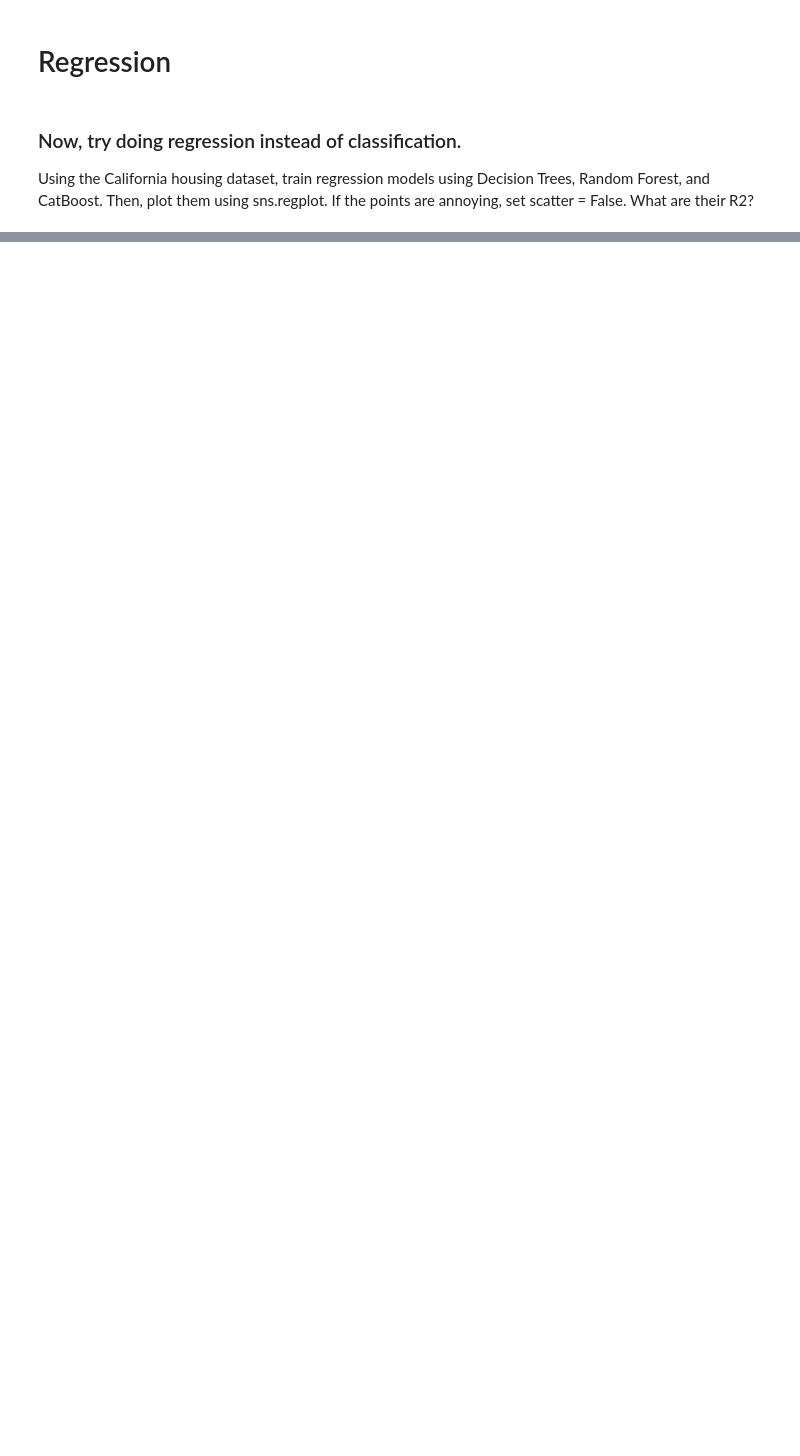
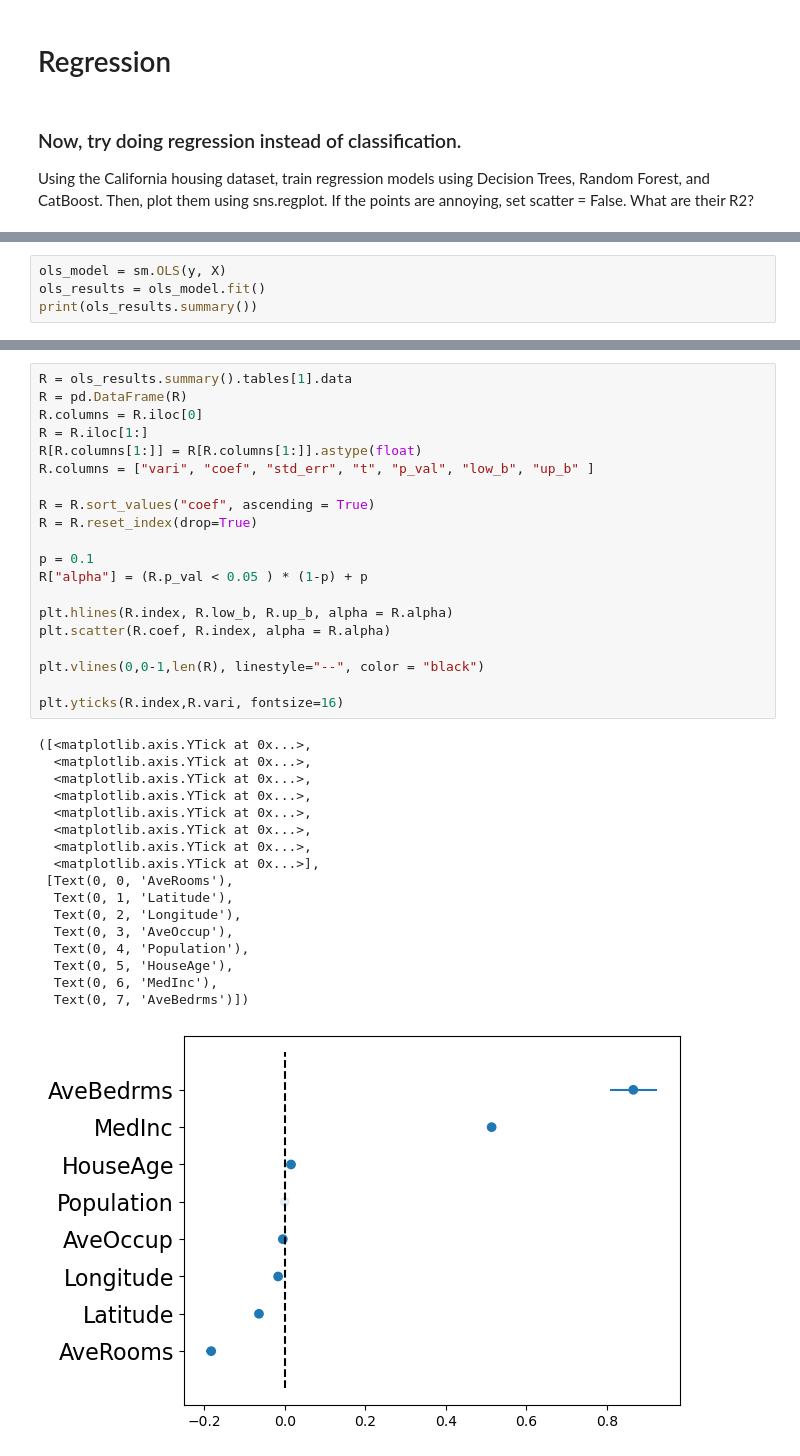
Before and after one commit to victoralexandermoreno/QSS45, a Jupyter notebook: Unit_5-Gradient-Boosting_Trees-Blank.ipynb, the cells around one changed output, grey strips where cells are left out. Drawn from its saved outputs; the diff is of its cells as text; blank space fills up the shorter version.

```diff
--- a/Unit_5-Gradient-Boosting_Trees-Blank.ipynb
+++ b/Unit_5-Gradient-Boosting_Trees-Blank.ipynb
@@ -102,3 +250,7 @@ import pandas as pd
 data = fetch_california_housing()
 X = pd.DataFrame(data.data, columns=data.feature_names)
 y = data.target
+# %%
+ols_model = sm.OLS(y, X)
+ols_results = ols_model.fit()
+print(ols_results.summary())
@@ -104,0 +275,38 @@ y = data.target
+# %%
+R = ols_results.summary().tables[1].data
+R = pd.DataFrame(R)
+R.columns = R.iloc[0]
+R = R.iloc[1:]
+R[R.columns[1:]] = R[R.columns[1:]].astype(float)
+R.columns = ["vari", "coef", "std_err", "t", "p_val", "low_b", "up_b" ]
+
+R = R.sort_values("coef", ascending = True)
+R = R.reset_index(drop=True)
+
+p = 0.1
+R["alpha"] = (R.p_val < 0.05 ) * (1-p) + p
+
+plt.hlines(R.index, R.low_b, R.up_b, alpha = R.alpha)
+plt.scatter(R.coef, R.index, alpha = R.alpha)
+
+plt.vlines(0,0-1,len(R), linestyle="--", color = "black")
+
+plt.yticks(R.index,R.vari, fontsize=16)
+# %% [output]
+([<matplotlib.axis.YTick at 0x...>,
+  <matplotlib.axis.YTick at 0x...>,
+  <matplotlib.axis.YTick at 0x...>,
+  <matplotlib.axis.YTick at 0x...>,
+  <matplotlib.axis.YTick at 0x...>,
+  <matplotlib.axis.YTick at 0x...>,
+  <matplotlib.axis.YTick at 0x...>,
+  <matplotlib.axis.YTick at 0x...>],
+ [Text(0, 0, 'AveRooms'),
+  Text(0, 1, 'Latitude'),
+  Text(0, 2, 'Longitude'),
+  Text(0, 3, 'AveOccup'),
+  Text(0, 4, 'Population'),
+  Text(0, 5, 'HouseAge'),
+  Text(0, 6, 'MedInc'),
+  Text(0, 7, 'AveBedrms')])
+[figure, added]
```
Also changed, not shown: parts of 30 cells of this notebook, 6 other files.
